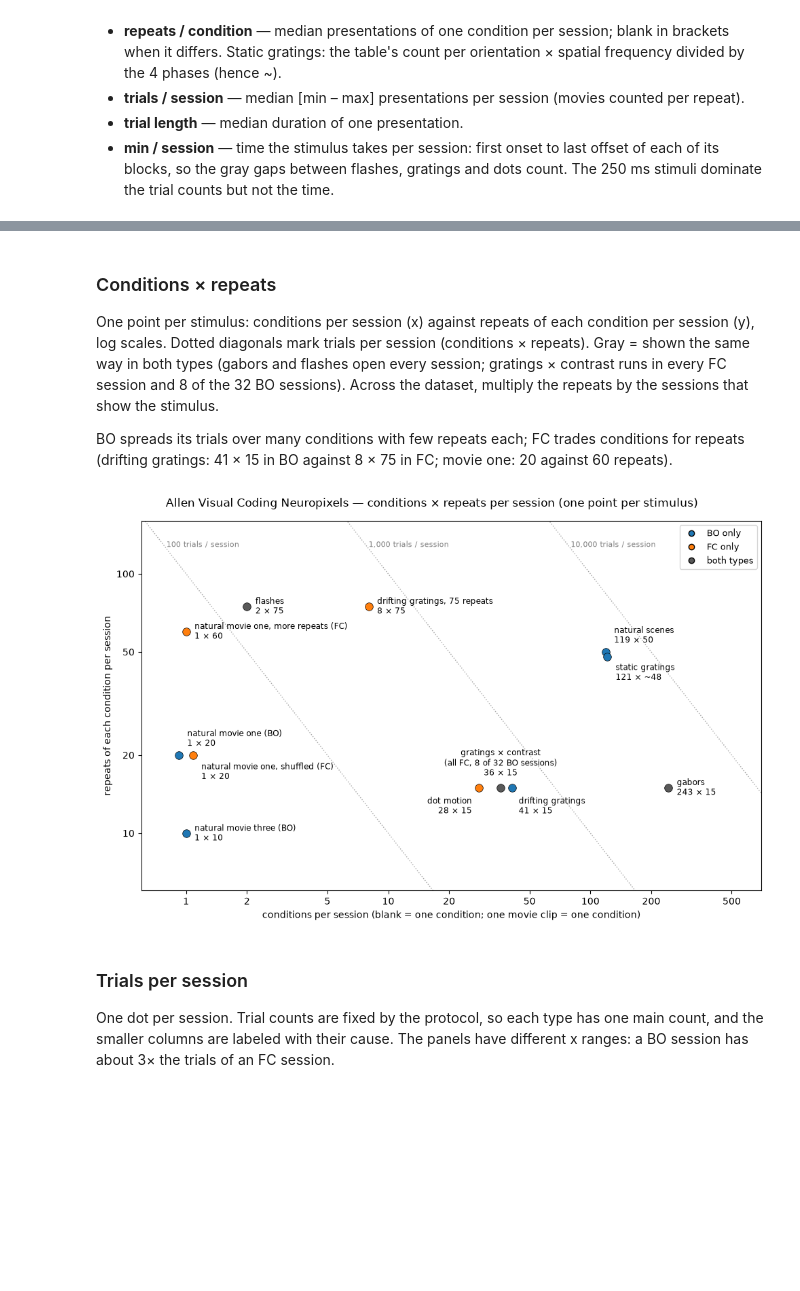
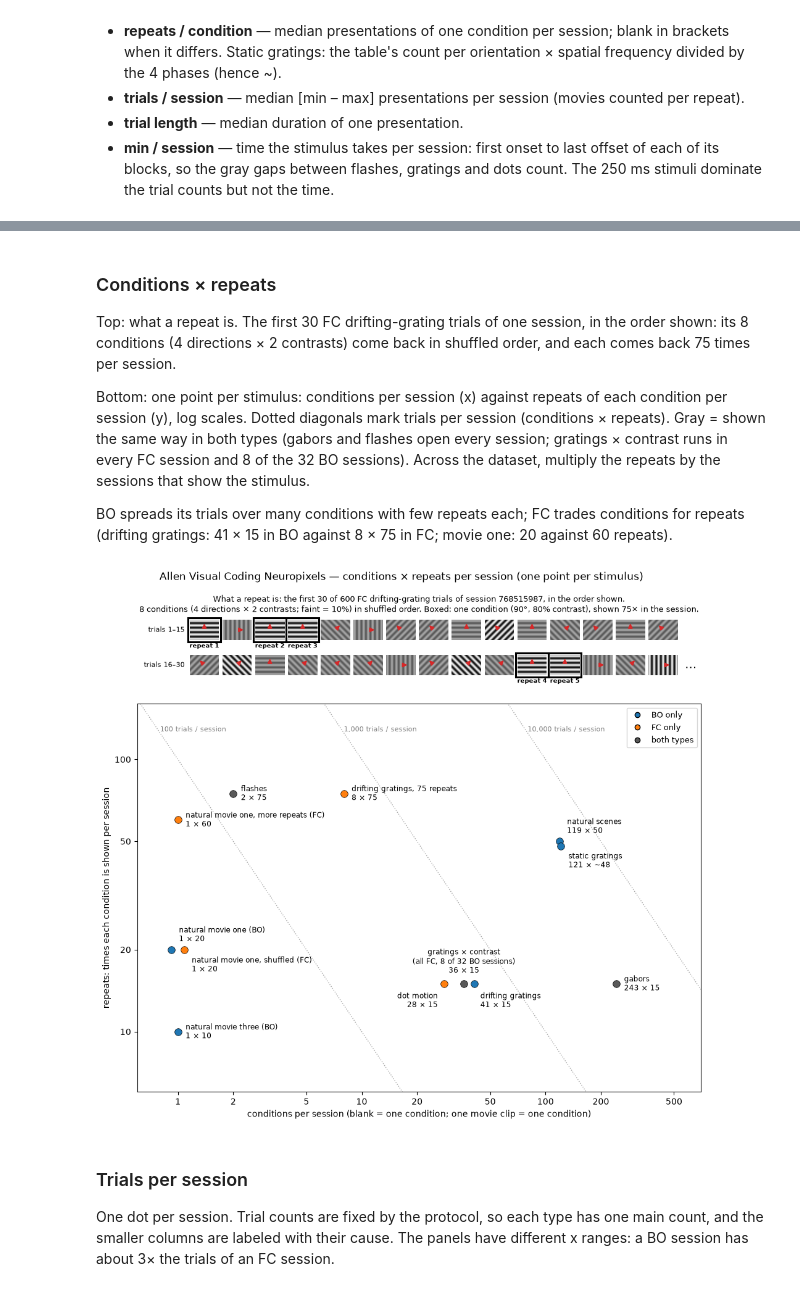
Before and after one commit to iroblesrazzaq/ladys, a Jupyter notebook: tutorials/allen_inventory.ipynb, the cells around one changed output, grey strips where cells are left out. Cells and saved outputs as stored; diff of their text form; code cells hidden in the pictures; blank space fills up the shorter version.

```diff
--- a/tutorials/allen_inventory.ipynb
+++ b/tutorials/allen_inventory.ipynb
@@ -602,7 +611,10 @@ FC: functional_connectivity (26 sessions)
 # %% [markdown]
 ### Conditions × repeats
 
-One point per stimulus: conditions per session (x) against repeats of each condition per session (y), log
+Top: what a repeat is. The first 30 FC drifting-grating trials of one session, in the order shown: its 8
+conditions (4 directions × 2 contrasts) come back in shuffled order, and each comes back 75 times per session.
+
+Bottom: one point per stimulus: conditions per session (x) against repeats of each condition per session (y), log
 scales. Dotted diagonals mark trials per session (conditions × repeats). Gray = shown the same way in both
 types (gabors and flashes open every session; gratings × contrast runs in every FC session and 8 of the 32 BO
 sessions). Across the dataset, multiply the repeats by the sessions that show the stimulus.
@@ -628,36 +640,67 @@ LABEL_AT = {  # text offset in points; the side sets the alignment
 }
 assert set(pts.stimulus) == set(LABEL_AT)
 
-fig, ax = plt.subplots(figsize=(10, 6.5))
+fig, (top, ax) = plt.subplots(2, 1, figsize=(10, 9.2), gridspec_kw=dict(height_ratios=[1.35, 5]))
+# What a repeat is: real trial order of one FC drifting-grating block, one boxed condition.
+sid, stim, n_show, per_row, pick = 768515987, "drifting_gratings_75_repeats", 30, 15, (90.0, 0.8)
+ex = stimuli[(stimuli.session_id == sid) & (stimuli.stimulus == stim)].sort_values("start_time")
+n_all, n_rep = len(ex), int(((ex.orientation == pick[0]) & (ex.contrast == pick[1])).sum())
+ex = ex.head(n_show).reset_index(drop=True)
+cw, ch, gap = 0.9, 0.9 * H / W, 0.45  # one screen-shaped cell per trial; gap between rows
+k = 0
+for i, t in ex.iterrows():
+    x, y = i % per_row, -(i // per_row) * (ch + gap)
+    # sqrt keeps the 10% gratings visible (schematic, like the gallery)
+    top.imshow(grating(t.orientation, sf=0.05, contrast=np.sqrt(t.contrast))[::3, ::3], cmap="gray", vmin=0, vmax=1,
+               extent=(x, x + cw, y, y + ch), aspect="auto")
+    a = np.deg2rad(t.orientation)
+    top.annotate("", xy=(x + cw / 2 + 0.25 * np.cos(a), y + ch / 2 + 0.25 * np.sin(a)),
+                 xytext=(x + cw / 2, y + ch / 2), arrowprops=dict(arrowstyle="-|>", color="C3", lw=1.5))
+    if (t.orientation, t.contrast) == pick:
+        k += 1
+        top.add_patch(plt.Rectangle((x - 0.05, y - 0.05), cw + 0.1, ch + 0.1, fill=False, ec="k", lw=2.2))
+        top.text(x + cw / 2, y - 0.08, f"repeat {k}", ha="center", va="top", fontsize=7.5, fontweight="bold")
+for row in range(n_show // per_row):
+    y = -row * (ch + gap) + ch / 2
+    top.text(-0.15, y, f"trials {row * per_row + 1}–{(row + 1) * per_row}", ha="right", va="center", fontsize=8)
+top.text(per_row, -(n_show // per_row - 1) * (ch + gap) + ch / 2, " …", fontsize=14, va="center")
+top.set(xlim=(-1.6, per_row + 0.6), ylim=(-(n_show // per_row - 1) * (ch + gap) - gap, ch + 0.08),
+        xticks=[], yticks=[])
+top.set_aspect("equal")
+for s in top.spines.values():
+    s.set_visible(False)
+top.set_title(f"What a repeat is: the first {n_show} of {n_all} FC drifting-grating trials of session {sid}, in the "
+              f"order shown.\n8 conditions (4 directions × 2 contrasts; faint = 10%) in shuffled order. Boxed: one "
+              f"condition ({pick[0]:.0f}°, {pick[1]:.0%} contrast), shown {n_rep}× in the session.", fontsize=9)
 xs = np.logspace(np.log10(0.5), np.log10(700), 50)
 for total in (100, 1_000, 10_000):
     ax.plot(xs, total / xs, ls=":", color="0.65", lw=1, zorder=0)
     ax.text(total / 125, 125, f"{total:,} trials / session", color="0.5", fontsize=8, ha="left", va="bottom")
 for p in pts.itertuples():
     ax.scatter(p.x, p.repeats, s=70, color=p.color, edgecolor="k", lw=0.5, zorder=3)
     dx, dy = LABEL_AT[p.stimulus]
     name = STIM_LABEL[p.stimulus] + ("\n(all FC, 8 of 32 BO sessions)" if p.stimulus == "drifting_gratings_contrast"
                                      else f" ({SHORT[p.type]})" if not p.both and p.stimulus.startswith("natural_movie")
                                      else "")
     reps = ("~" if p.stimulus in PHASES else "") + f"{p.repeats:.0f}"
     ax.annotate(f"{name}\n{p.conditions} × {reps}", (p.x, p.repeats), xytext=(dx, dy), textcoords="offset points",
                 ha="left" if dx > 0 else "right" if dx < 0 else "center",
                 va="center" if dy == 0 else "bottom" if dy > 0 else "top", fontsize=8.5)
 ticks = [1, 2, 5, 10, 20, 50, 100, 200, 500]
 ax.set(xscale="log", yscale="log", xlim=(0.6, 700), ylim=(6, 160), xticks=ticks, xticklabels=ticks,
        yticks=[10, 20, 50, 100], yticklabels=[10, 20, 50, 100],
        xlabel="conditions per session (blank = one condition; one movie clip = one condition)",
-       ylabel="repeats of each condition per session")
+       ylabel="repeats: times each condition is shown per session")
 ax.minorticks_off()
 ax.legend(handles=[plt.Line2D([], [], marker="o", ls="", color=c, markeredgecolor="k", label=l) for c, l in
                    [(TYPE_COLOR[BO], "BO only"), (TYPE_COLOR[FC], "FC only"), ("0.35", "both types")]],
           loc="upper right", fontsize=9)
 fig.suptitle("Allen Visual Coding Neuropixels — conditions × repeats per session (one point per stimulus)")
 fig.tight_layout()
 fig.savefig(FIGURE_DIR / "allen_conditions_x_repeats.png", dpi=150)
 plt.show()
 # %% [output]
-[figure, old version]
+[figure, new version]
 # %% [markdown]
 ### Trials per session
 
```
Also changed, not shown: parts of 3 cells of this notebook, 3 other files.
